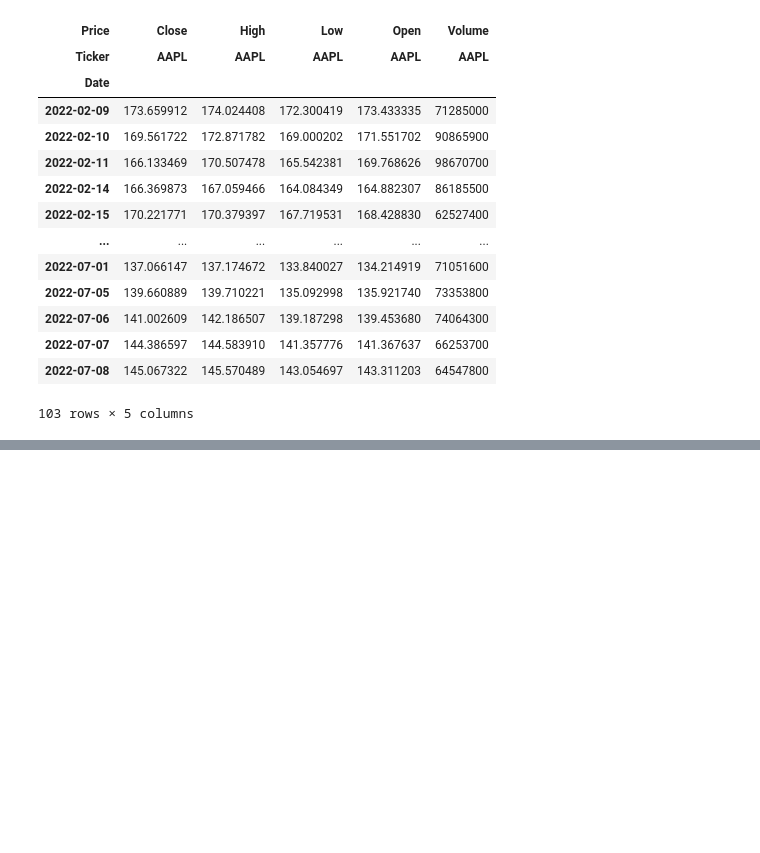
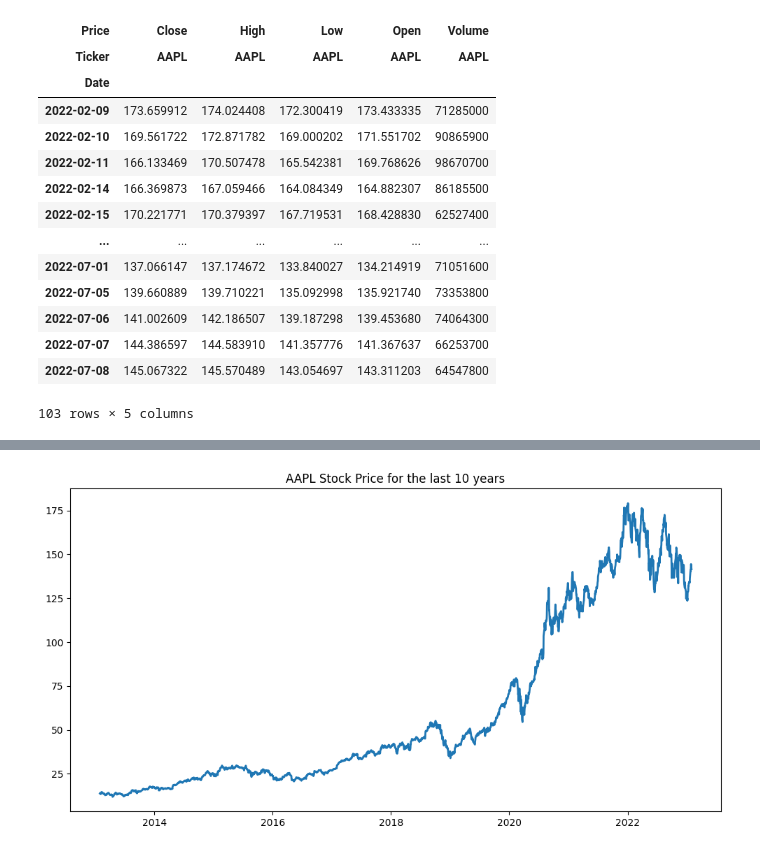
Before and after one commit to samwanyua/Python-Machine-Learning-Tutorial, a Jupyter notebook: Python_for_data_science/notebook.ipynb, the cells around one changed output, grey strips where cells are left out. Cells and saved outputs as stored; diff of their text form; code cells hidden in the pictures; blank space fills up the shorter version.

```diff
--- a/Python_for_data_science/notebook.ipynb
+++ b/Python_for_data_science/notebook.ipynb
@@ -607,3 +607,28 @@ df.loc['2022-02-09': '2022-07-09']
 | 2022-07-07 | 144.386597 | 144.583910 | 141.357776 | 141.367637 | 66253700 |
 | 2022-07-08 | 145.067322 | 145.570489 | 143.054697 | 143.311203 | 64547800 |
 103 rows × 5 columns
+# %%
+# get latest data in the dataset
+latest_date = df.index.max()
+print(f"Latest date is: {latest_date}")
+
+# define start dates for different timeframes
+start_10y = latest_date - pd.DateOffset(years=10)
+start_5y = latest_date - pd.DateOffset(years=5)
+start_2y = latest_date - pd.DateOffset(years=2)
+
+# filter data
+df_10y = df.loc[start_10y:]
+df_5y = df.loc[start_5y:]
+df_2y = df.loc[start_2y:]
+
+# visualize data
+plt.figure(figsize=(12, 6))
+
+# plot 10-year data
+plt.plot(df_10y.index, df_10y['Close', 'AAPL'], label='Last 10 years', linewidth=2)
+plt.title("AAPL Stock Price for the last 10 years")
+
+
+plt.show()
+# %% [output]
@@ -610,3 +636,4 @@ df.loc['2022-02-09': '2022-07-09']
+[figure, added]
 # %%
 # visualizing timeseries data
 plt.figure(figsize=(12, 6))
```
Also changed, not shown: parts of 5 cells of this notebook.
